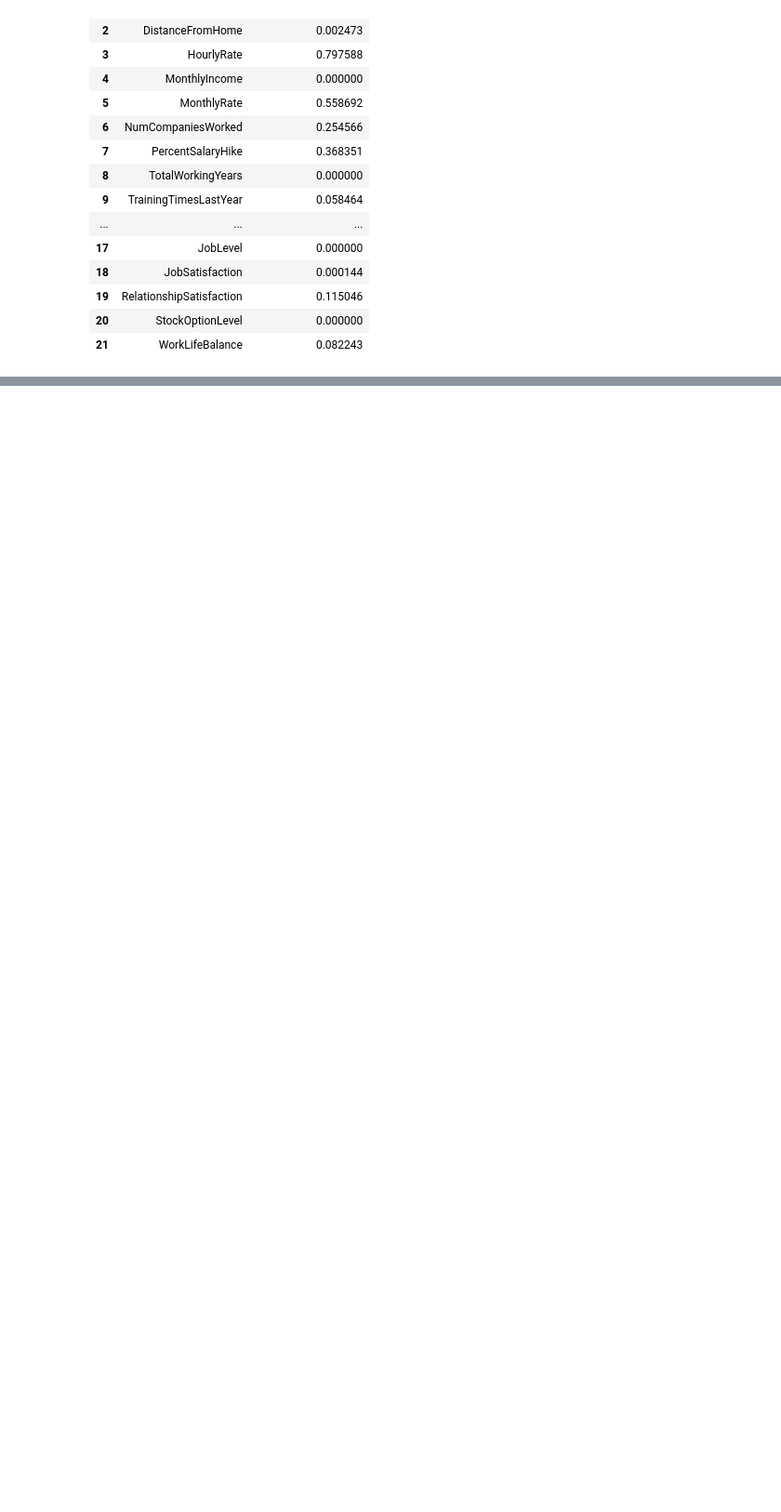
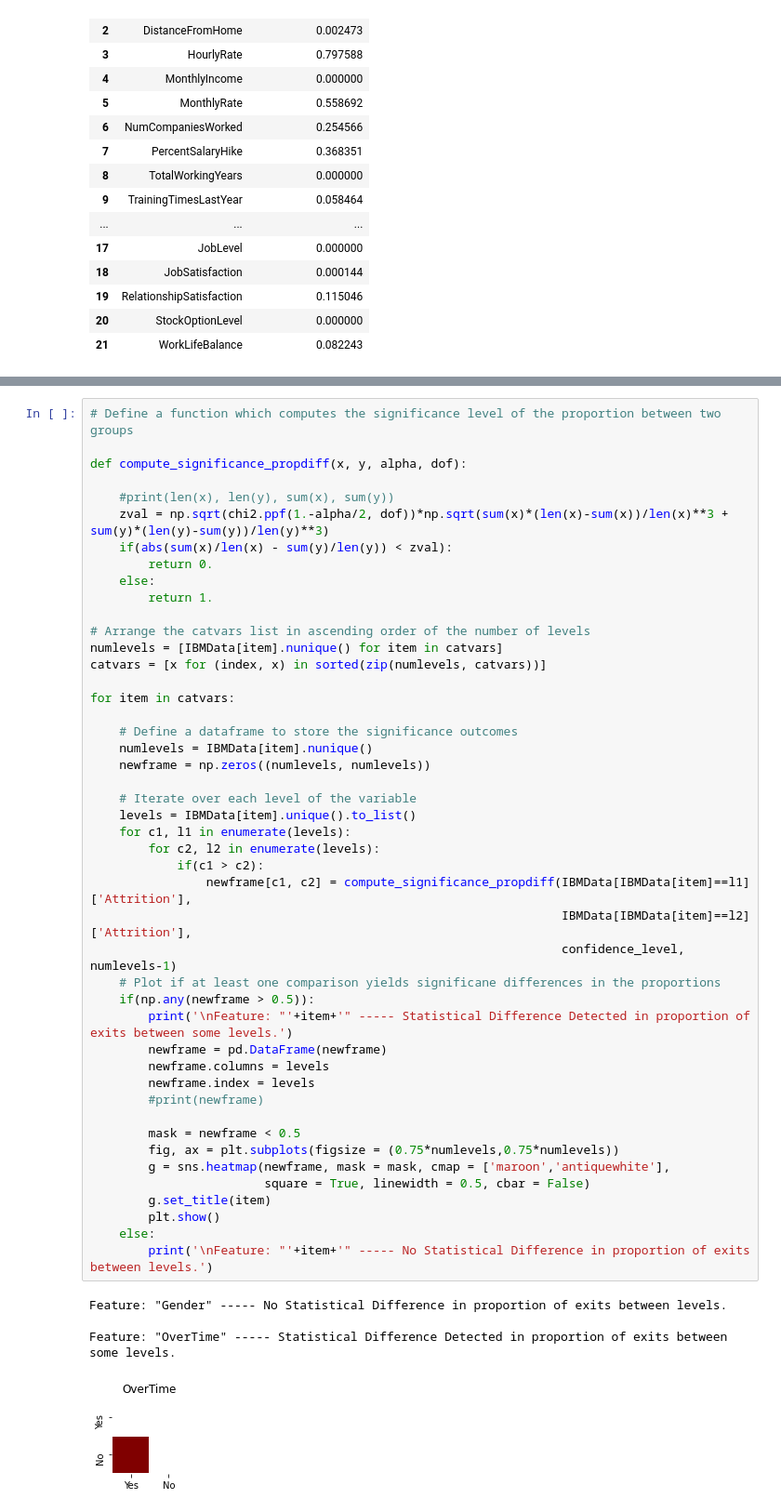
Before and after one commit to SouravSinhas/Employee-Turnover-Prediction, a Jupyter notebook: notebooks/IBM_Employee_Churn_Prediction.ipynb, the cells around one changed output, grey strips where cells are left out. Shown at 93% size. Cells and saved outputs as stored; diff of their text form; blank space fills up the shorter version.

```diff
--- a/notebooks/IBM_Employee_Churn_Prediction.ipynb
+++ b/notebooks/IBM_Employee_Churn_Prediction.ipynb
@@ -650,0 +651,51 @@ Table below highlights numeric features for which distributions are statisticall
+# %%
+# Define a function which computes the significance level of the proportion between two groups
+
+def compute_significance_propdiff(x, y, alpha, dof):
+
+    #print(len(x), len(y), sum(x), sum(y))
+    zval = np.sqrt(chi2.ppf(1.-alpha/2, dof))*np.sqrt(sum(x)*(len(x)-sum(x))/len(x)**3 + sum(y)*(len(y)-sum(y))/len(y)**3)
+    if(abs(sum(x)/len(x) - sum(y)/len(y)) < zval):
+        return 0.
+    else:
+        return 1.
+
+# Arrange the catvars list in ascending order of the number of levels
+numlevels = [IBMData[item].nunique() for item in catvars]
+catvars = [x for (index, x) in sorted(zip(numlevels, catvars))]
+
+for item in catvars:
+
+    # Define a dataframe to store the significance outcomes
+    numlevels = IBMData[item].nunique()
+    newframe = np.zeros((numlevels, numlevels))
+
+    # Iterate over each level of the variable
+    levels = IBMData[item].unique().to_list()
+    for c1, l1 in enumerate(levels):
+        for c2, l2 in enumerate(levels):
+            if(c1 > c2):
+                newframe[c1, c2] = compute_significance_propdiff(IBMData[IBMData[item]==l1]['Attrition'],
+                                                                 IBMData[IBMData[item]==l2]['Attrition'],
+                                                                 confidence_level, numlevels-1)
+    # Plot if at least one comparison yields significane differences in the proportions
+    if(np.any(newframe > 0.5)):
+        print('\nFeature: "'+item+'" ----- Statistical Difference Detected in proportion of exits between some levels.')
+        newframe = pd.DataFrame(newframe)
+        newframe.columns = levels
+        newframe.index = levels
+        #print(newframe)
+
+        mask = newframe < 0.5
+        fig, ax = plt.subplots(figsize = (0.75*numlevels,0.75*numlevels))
+        g = sns.heatmap(newframe, mask = mask, cmap = ['maroon','antiquewhite'],
+                        square = True, linewidth = 0.5, cbar = False)
+        g.set_title(item)
+        plt.show()
+    else:
+        print('\nFeature: "'+item+'" ----- No Statistical Difference in proportion of exits between levels.')
+# %% [output]
+Feature: "Gender" ----- No Statistical Difference in proportion of exits between levels.
+
+Feature: "OverTime" ----- Statistical Difference Detected in proportion of exits between some levels.
+[figure, added]
```
Also changed, not shown: parts of 20 cells of this notebook.
